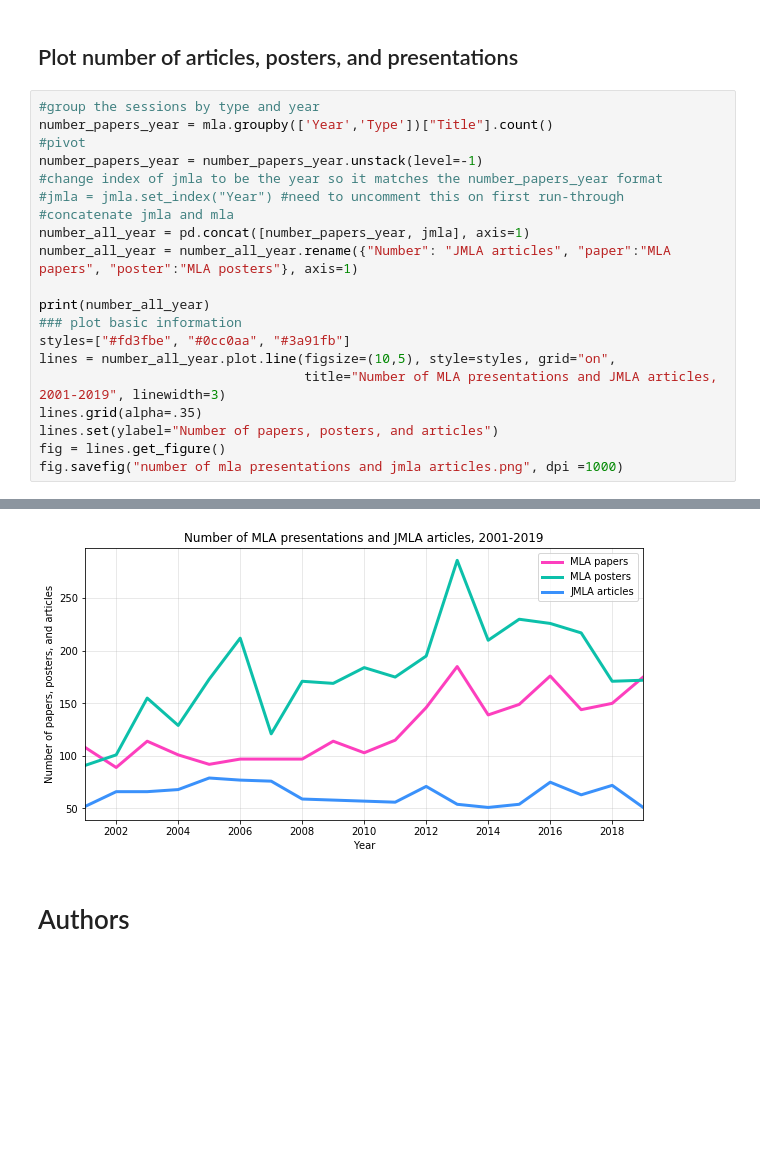
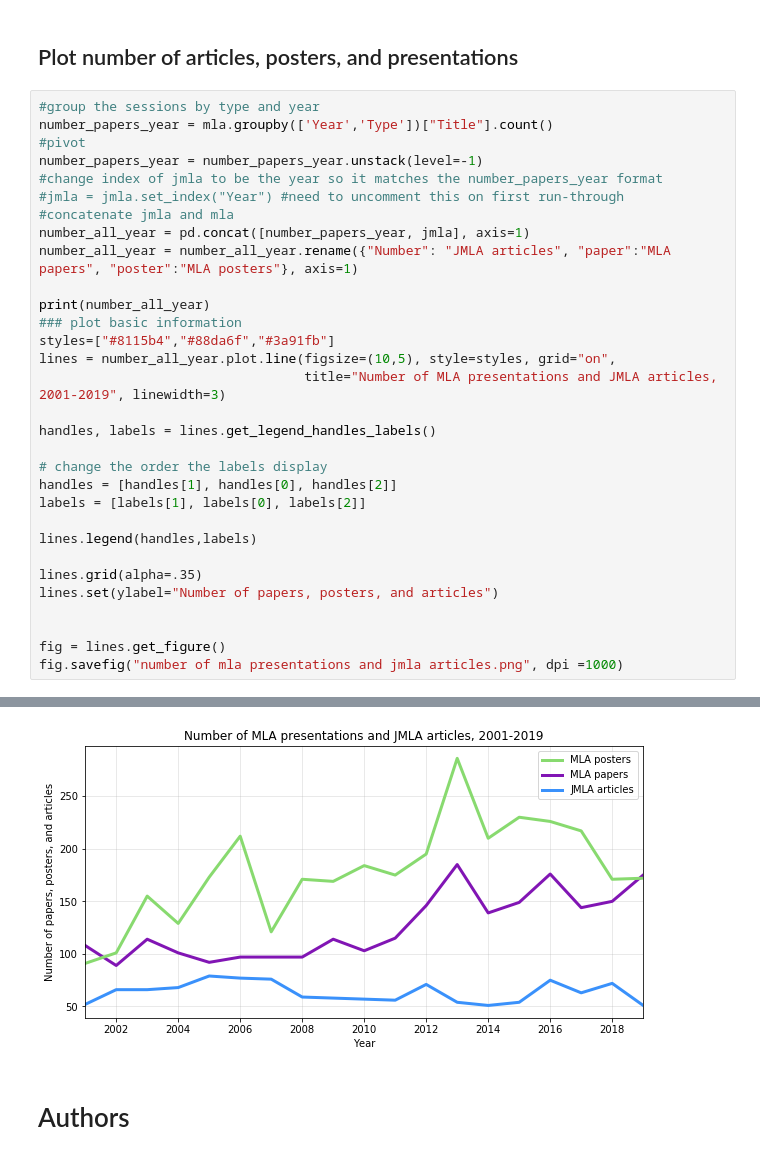
Before and after one commit to bethanymyers/mla, a Jupyter notebook: MLA descriptive.ipynb, the cells around one changed output, grey strips where cells are left out. Drawn from its saved outputs; the diff is of its cells as text; blank space fills up the shorter version.

```diff
--- a/MLA descriptive.ipynb
+++ b/MLA descriptive.ipynb
@@ -56,35 +56,46 @@ number_papers_year = number_papers_year.unstack(level=-1)
 #concatenate jmla and mla
 number_all_year = pd.concat([number_papers_year, jmla], axis=1)
 number_all_year = number_all_year.rename({"Number": "JMLA articles", "paper":"MLA papers", "poster":"MLA posters"}, axis=1)
 
 print(number_all_year)
 ### plot basic information
-styles=["#fd3fbe", "#0cc0aa", "#3a91fb"]
+styles=["#8115b4","#88da6f","#3a91fb"]
 lines = number_all_year.plot.line(figsize=(10,5), style=styles, grid="on",
                                   title="Number of MLA presentations and JMLA articles, 2001-2019", linewidth=3)
+
+handles, labels = lines.get_legend_handles_labels()
+
+# change the order the labels display
+handles = [handles[1], handles[0], handles[2]]
+labels = [labels[1], labels[0], labels[2]]
+
+lines.legend(handles,labels)
+
 lines.grid(alpha=.35)
 lines.set(ylabel="Number of papers, posters, and articles")
+
+
 fig = lines.get_figure()
 fig.savefig("number of mla presentations and jmla articles.png", dpi =1000)
 # %% [output]
       MLA papers  MLA posters  JMLA articles
 Year
 2001         108           91             52
 2002          89          101             66
 2003         114          155             66
 2004         101          129             68
 2005          92          173             79
 2006          97          212             77
 2007          97          121             76
 2008          97          171             59
 2009         114          169             58
 2010         103          184             57
 ... (5 lines left out)
 2016         176          226             75
 2017         144          217             63
 2018         150          171             72
 2019         175          172             51
-[figure, old version]
+[figure, new version]
 # %% [markdown]
 # Authors
 # %% [markdown]
```
Also changed, not shown: parts of 5 cells of this notebook, 1 other file.
